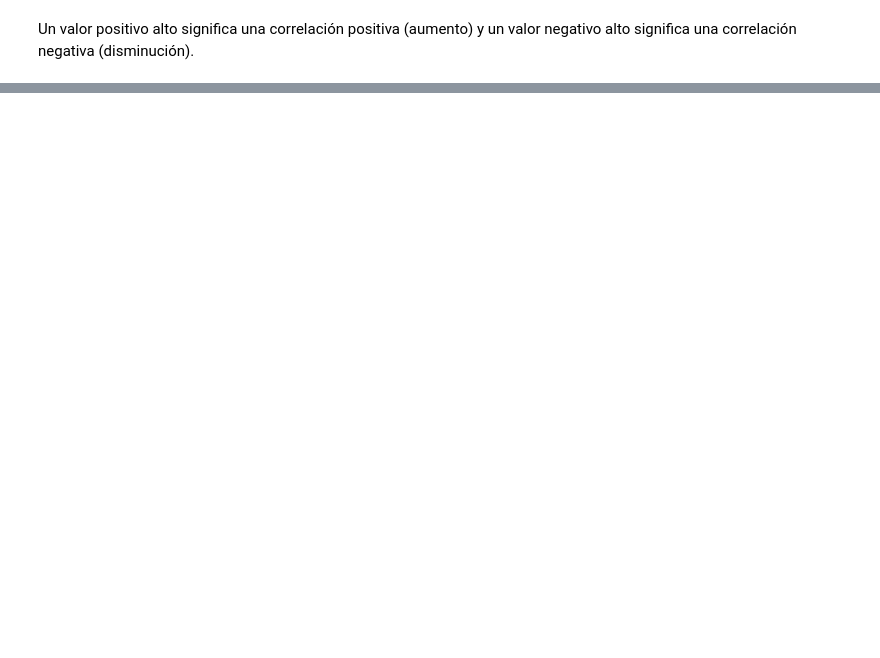
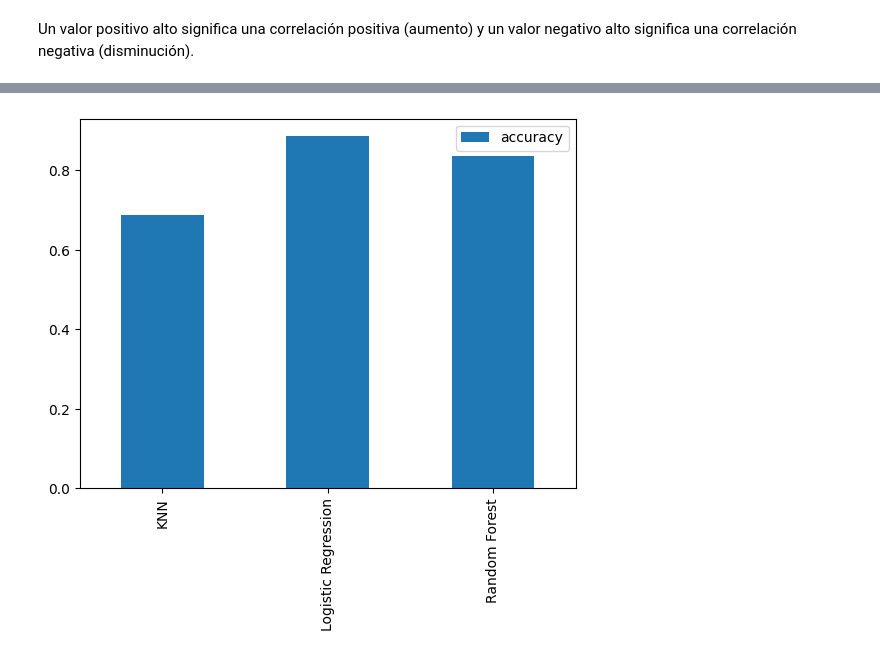
Before and after one commit to Skpow1234/Clasifiacion-de-enfermedades-cardiacas, a Jupyter notebook: Ciencia de datos y aprendizaje automatico/Clasificacion-Enfermedad-Cardiaca/clasificacion enfermedades Cardiacas - c.ipynb, the cells around one changed output, grey strips where cells are left out. Saved outputs shown, nothing was run; the diff lists cells and outputs as text; code cells hidden in the pictures; blank space fills up the shorter version.

```diff
--- a/Ciencia de datos y aprendizaje automatico/Clasificacion-Enfermedad-Cardiaca/clasificacion enfermedades Cardiacas - c.ipynb
+++ b/Ciencia de datos y aprendizaje automatico/Clasificacion-Enfermedad-Cardiaca/clasificacion enfermedades Cardiacas - c.ipynb
@@ -273,0 +419,3 @@ Un valor positivo alto significa una correlación positiva (aumento) y un valor
+# %%
+X = df.drop("target", axis=1)
+y = df["target"]
@@ -273,0 +446,3 @@ Un valor positivo alto significa una correlación positiva (aumento) y un valor
+# %%
+np.random.seed(42)
+X_train, X_test, y_train, y_test = train_test_split(X,y,test_size=0.2)
@@ -273,0 +469,28 @@ Un valor positivo alto significa una correlación positiva (aumento) y un valor
+# %%
+# Poner los modelos en un diccionario
+modelos = {"KNN": KNeighborsClassifier(), "Logistic Regression": LogisticRegression(max_iter=1000), "Random Forest": RandomForestClassifier()}
+
+# Crear función para entrenar y puntuar modelos
+def fit_and_score(modelos, X_train, X_test, y_train, y_test):
+    """
+    Ajusta y evalúa modelos de aprendizaje automático dados.
+    modelos: un diccionario de diferentes modelos de aprendizaje automático de Scikit-Learn
+    X_train: datos de entrenamiento
+    X_test: prueba de datos
+    y_train: etiquetas asociadas con datos de entrenamiento
+    y_test: etiquetas asociadas con datos de prueba
+    """
+    np.random.seed(42)
+# Craemos un diccionario con las puntuaciones de los modelos
+    puntuaciones_modelos = {}
+
+    # Recorrimos los modelos
+    for name, model in modelos.items():
+        #Entrenamo el modelo
+        model.fit(X_train, y_train)
+        # Evaluar el modelo y agregar su puntaje a puntuaciones_modelos
+        puntuaciones_modelos[name] = model.score(X_test, y_test)
+    return puntuaciones_modelos
+# %%
+puntuaciones_modelos = fit_and_score(modelos=modelos, X_train=X_train, X_test=X_test, y_train=y_train, y_test=y_test)
+puntuaciones_modelos
@@ -273,0 +505,5 @@ Un valor positivo alto significa una correlación positiva (aumento) y un valor
+# %%
+comparacion_modelos = pd.DataFrame(puntuaciones_modelos, index=['accuracy'])
+comparacion_modelos.T.plot.bar();
+# %% [output]
+[figure, added]
```
Also changed, not shown: parts of 96 cells of this notebook, 1 other file.
